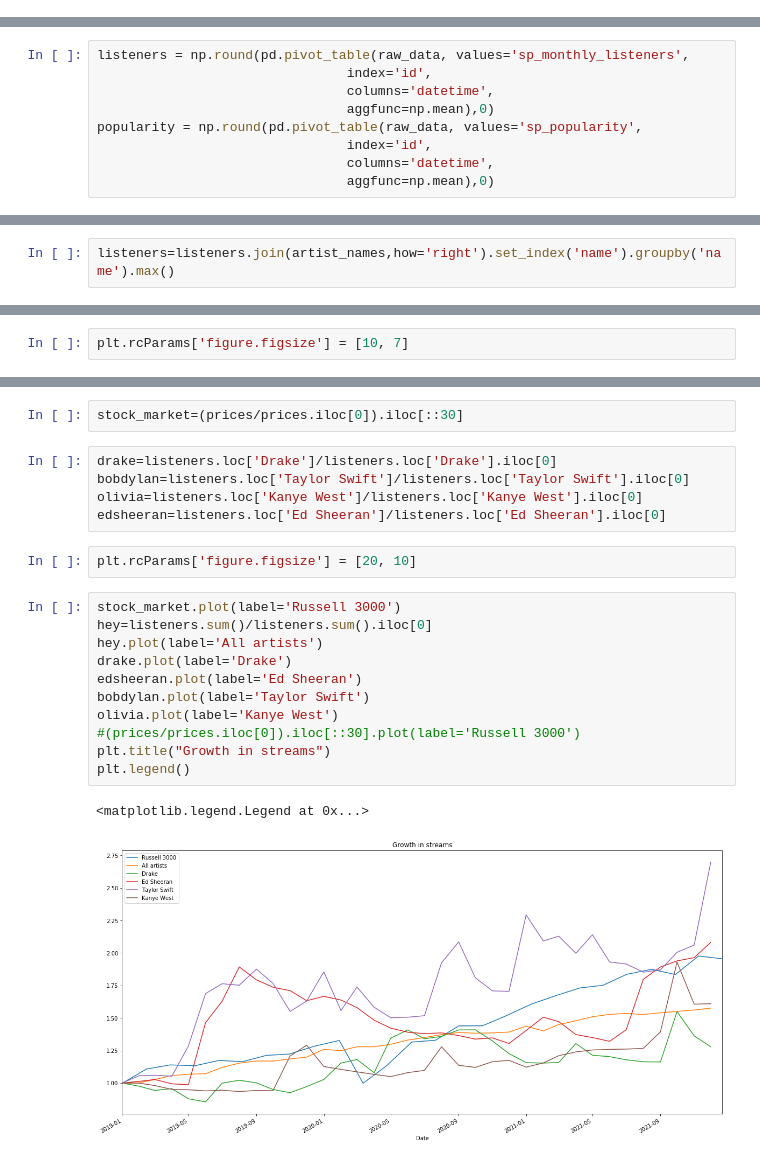
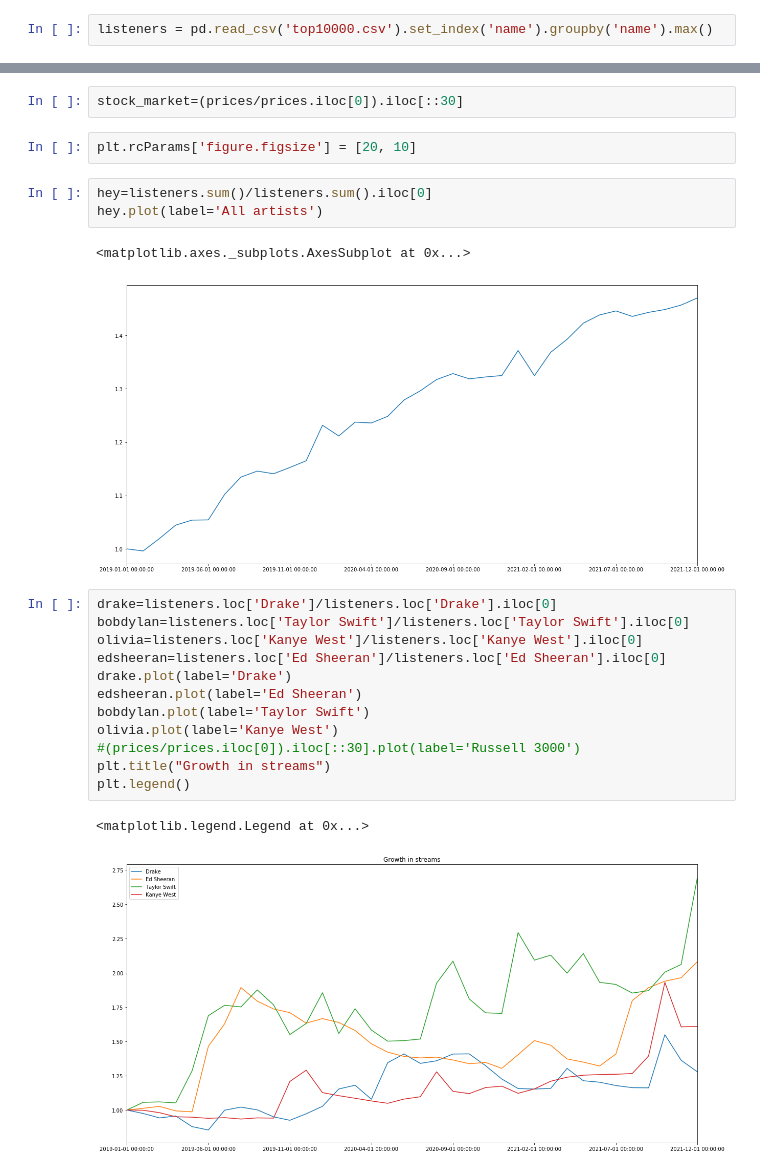
Before and after one commit to sstoikov/music-royalty-valuation, a Jupyter notebook: Chartmetric.ipynb, the cells around one changed output, grey strips where cells are left out. Drawn from its saved outputs; the diff is of its cells as text.

```diff
--- a/Chartmetric.ipynb
+++ b/Chartmetric.ipynb
@@ -12 +6,3 @@ artist_names=artist_names.set_index('id')
+# %%
+listeners = pd.read_csv('top10000.csv').set_index('name').groupby('name').max()
 # %%
@@ -52,9 +18,0 @@ raw_data.head()
-# %%
-listeners = np.round(pd.pivot_table(raw_data, values='sp_monthly_listeners',
-                                index='id',
-                                columns='datetime',
-                                aggfunc=np.mean),0)
-popularity = np.round(pd.pivot_table(raw_data, values='sp_popularity',
-                                index='id',
-                                columns='datetime',
-                                aggfunc=np.mean),0)
@@ -67,5 +19,3 @@ popularity=popularity.join(artist_names,how='right').set_index('name').groupby('
-# %%
-listeners=listeners.join(artist_names,how='right').set_index('name').groupby('name').max()
 # %%
 large_cap=listeners.sort_values(listeners.columns[0],ascending=False).head(500)
 # %%
@@ -296,2 +173,0 @@ def round_to_1(x):
-# %%
-plt.rcParams['figure.figsize'] = [10, 7]
@@ -453,24 +253,26 @@ Date
 Name: Adj Close, dtype: float64
 # %%
 stock_market=(prices/prices.iloc[0]).iloc[::30]
-# %%
-drake=listeners.loc['Drake']/listeners.loc['Drake'].iloc[0]
-bobdylan=listeners.loc['Taylor Swift']/listeners.loc['Taylor Swift'].iloc[0]
-olivia=listeners.loc['Kanye West']/listeners.loc['Kanye West'].iloc[0]
-edsheeran=listeners.loc['Ed Sheeran']/listeners.loc['Ed Sheeran'].iloc[0]
 # %%
 plt.rcParams['figure.figsize'] = [20, 10]
+# %%
+hey=listeners.sum()/listeners.sum().iloc[0]
+hey.plot(label='All artists')
+# %% [output]
+<matplotlib.axes._subplots.AxesSubplot at 0x...>
+[figure, added]
 # %%
-stock_market.plot(label='Russell 3000')
-hey=listeners.sum()/listeners.sum().iloc[0]
-hey.plot(label='All artists')
+drake=listeners.loc['Drake']/listeners.loc['Drake'].iloc[0]
+bobdylan=listeners.loc['Taylor Swift']/listeners.loc['Taylor Swift'].iloc[0]
+olivia=listeners.loc['Kanye West']/listeners.loc['Kanye West'].iloc[0]
+edsheeran=listeners.loc['Ed Sheeran']/listeners.loc['Ed Sheeran'].iloc[0]
 drake.plot(label='Drake')
 edsheeran.plot(label='Ed Sheeran')
 bobdylan.plot(label='Taylor Swift')
 olivia.plot(label='Kanye West')
 #(prices/prices.iloc[0]).iloc[::30].plot(label='Russell 3000')
 plt.title("Growth in streams")
 plt.legend()
 # %% [output]
 <matplotlib.legend.Legend at 0x...>
-[figure, old version]
+[figure, new version]
```
Also changed, not shown: parts of 57 cells of this notebook, 1 other file.
